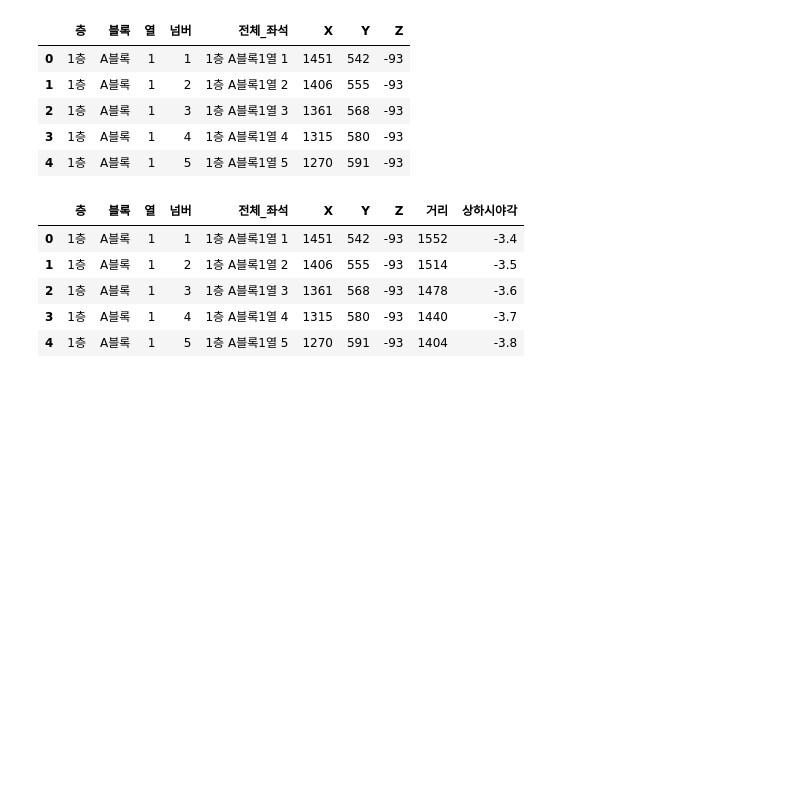
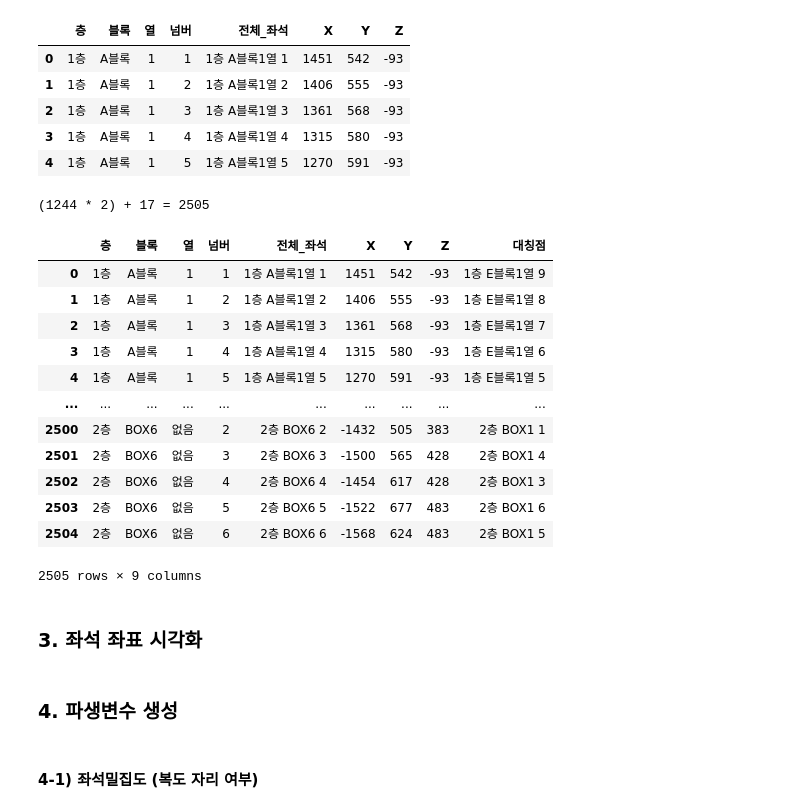
Before and after one commit to yonghyeun/BigContest-CocenrtHall, a Jupyter notebook: seat_coordinate.ipynb, the cells around one changed output. Drawn from its saved outputs; the diff is of its cells as text; code cells hidden in the pictures; blank space fills up the shorter version.

Commit message:
파생변수 생성

```diff
--- a/seat_coordinate.ipynb
+++ b/seat_coordinate.ipynb
@@ -54,6 +69,42 @@ df.head()
 | 2 | 1층 | A블록 | 1 | 3 | 1층 A블록1열 3 | 1361 | 568 | -93 |
 | 3 | 1층 | A블록 | 1 | 4 | 1층 A블록1열 4 | 1315 | 580 | -93 |
 | 4 | 1층 | A블록 | 1 | 5 | 1층 A블록1열 5 | 1270 | 591 | -93 |
+# %%
+# 대칭인 좌석 좌표 개수 확인
+temp = df.copy()
+temp['|X|'] = abs(temp['X'])
+temp = temp.groupby(['|X|', 'Y', 'Z']).count()['X'].reset_index()
+
+
+print(f"({(temp.loc[temp['X']==2].shape[0])} * 2) + {temp.loc[temp['X']==1].shape[0]} =", end=" ")
+print((temp.loc[temp['X']==2].shape[0])*2 + temp.loc[temp['X']==1].shape[0])
+# %% [output]
+(1244 * 2) + 17 = 2505
+# %%
+def get_point(X, Y, Z):
+    try:
+        return df.loc[(df.X == X) & (df.Y==Y) & (df.Z==Z), '전체_좌석'].iloc[0]
+    except:
+        return 0
+
+df['대칭점'] = df.apply(lambda r: get_point(-r['X'], r['Y'], r['Z']), axis=1)
+# df.to_csv('좌석좌표_최종(대칭점 포함).csv', index=False)
+# %% [output]
+|  | 층 | 블록 | 열 | 넘버 | 전체_좌석 | X | Y | Z | 대칭점 |
+| 0 | 1층 | A블록 | 1 | 1 | 1층 A블록1열 1 | 1451 | 542 | -93 | 1층 E블록1열 9 |
+| 1 | 1층 | A블록 | 1 | 2 | 1층 A블록1열 2 | 1406 | 555 | -93 | 1층 E블록1열 8 |
+| 2 | 1층 | A블록 | 1 | 3 | 1층 A블록1열 3 | 1361 | 568 | -93 | 1층 E블록1열 7 |
+| 3 | 1층 | A블록 | 1 | 4 | 1층 A블록1열 4 | 1315 | 580 | -93 | 1층 E블록1열 6 |
+| 4 | 1층 | A블록 | 1 | 5 | 1층 A블록1열 5 | 1270 | 591 | -93 | 1층 E블록1열 5 |
+| ... | ... | ... | ... | ... | ... | ... | ... | ... | ... |
+| 2500 | 2층 | BOX6 | 없음 | 2 | 2층 BOX6 2 | -1432 | 505 | 383 | 2층 BOX1 1 |
+| 2501 | 2층 | BOX6 | 없음 | 3 | 2층 BOX6 3 | -1500 | 565 | 428 | 2층 BOX1 4 |
+| 2502 | 2층 | BOX6 | 없음 | 4 | 2층 BOX6 4 | -1454 | 617 | 428 | 2층 BOX1 3 |
+| 2503 | 2층 | BOX6 | 없음 | 5 | 2층 BOX6 5 | -1522 | 677 | 483 | 2층 BOX1 6 |
+| 2504 | 2층 | BOX6 | 없음 | 6 | 2층 BOX6 6 | -1568 | 624 | 483 | 2층 BOX1 5 |
+2505 rows × 9 columns
+# %% [markdown]
+### 3. 좌석 좌표 시각화
 # %%
 # 무대(원점) 추가
 temp = df.iloc[1].copy()
@@ -75,16 +122,0 @@ px.scatter(temp, x='X', y='Y', color='층', width=700, height=800, hover_name='
-# %%
-# 1. 무대-좌석 간의 거리 파생변수 생성
-df['거리'] = round(np.sqrt(df['X']**2 + df['Y']**2 + df['Z']**2)).astype(int)
-
-# 2. 시야각 파생변수 생성
-# df['좌우시야각'] = (round(np.rad2deg(np.arctan(df['X']/ df['Y'])), 1))
-df['상하시야각'] = (round(np.rad2deg(np.arcsinh(df['Z'] / df['거리'])), 1))
-
-df.head()
-# %% [output]
-|  | 층 | 블록 | 열 | 넘버 | 전체_좌석 | X | Y | Z | 거리 | 상하시야각 |
-| 0 | 1층 | A블록 | 1 | 1 | 1층 A블록1열 1 | 1451 | 542 | -93 | 1552 | -3.4 |
-| 1 | 1층 | A블록 | 1 | 2 | 1층 A블록1열 2 | 1406 | 555 | -93 | 1514 | -3.5 |
-| 2 | 1층 | A블록 | 1 | 3 | 1층 A블록1열 3 | 1361 | 568 | -93 | 1478 | -3.6 |
-| 3 | 1층 | A블록 | 1 | 4 | 1층 A블록1열 4 | 1315 | 580 | -93 | 1440 | -3.7 |
-| 4 | 1층 | A블록 | 1 | 5 | 1층 A블록1열 5 | 1270 | 591 | -93 | 1404 | -3.8 |
@@ -90,0 +129,4 @@ df.head()
+# %% [markdown]
+### 4. 파생변수 생성
+# %% [markdown]
+#### 4-1) 좌석밀집도 (복도 자리 여부)
```
Also changed, not shown: parts of 18 cells of this notebook.
